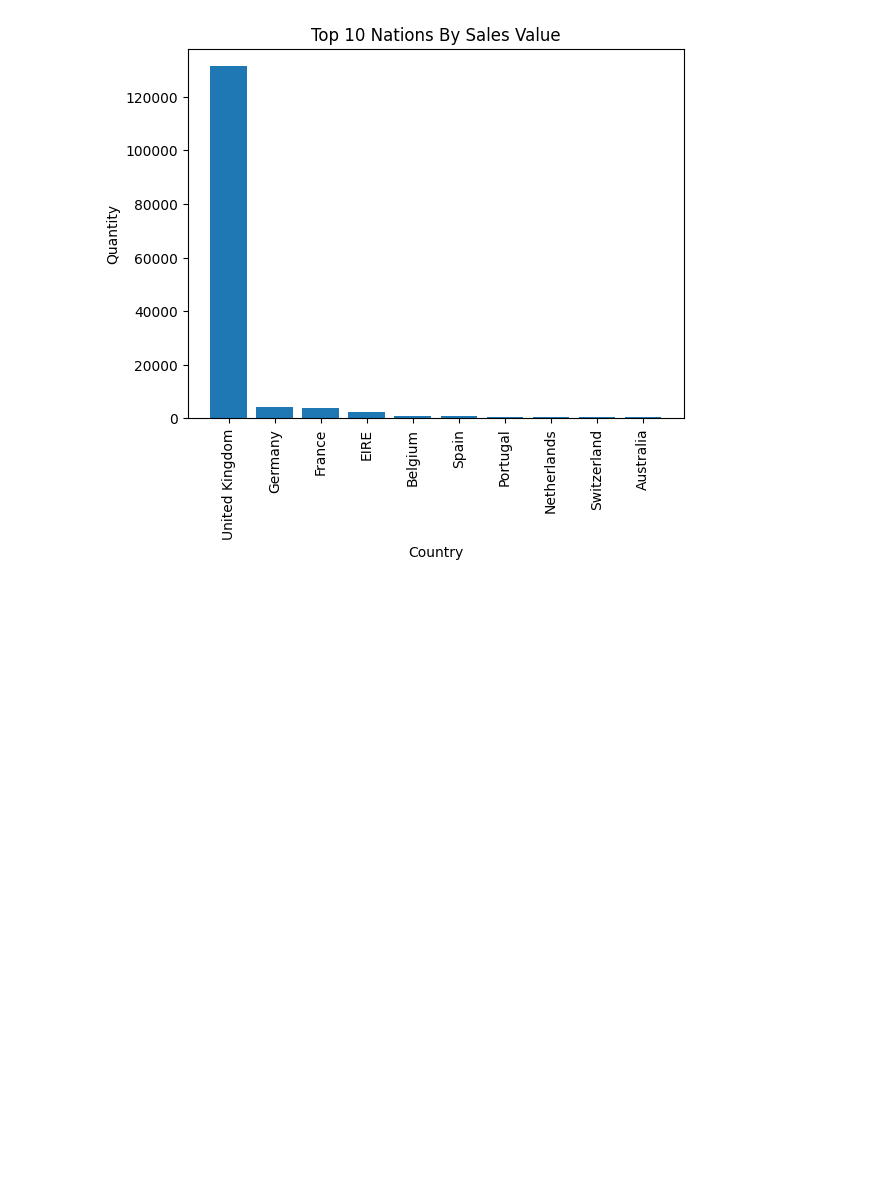
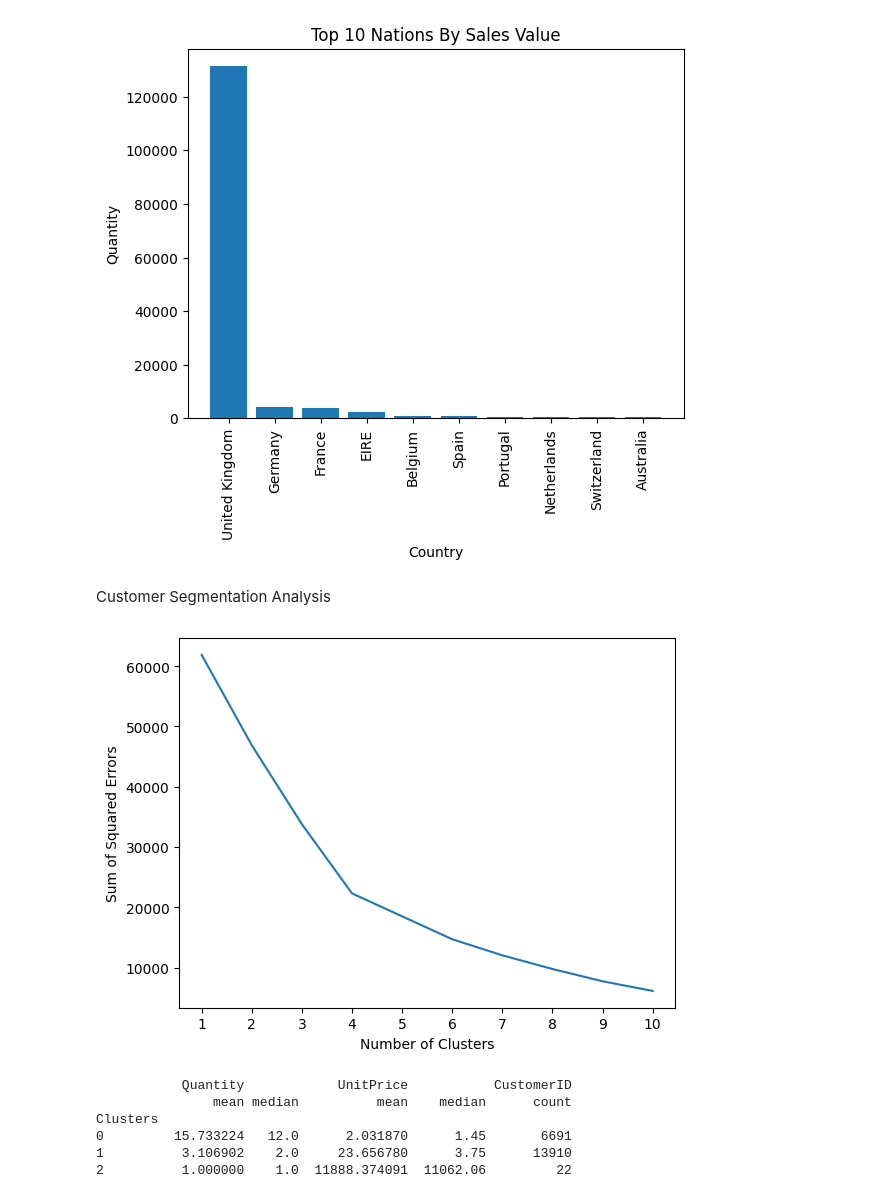
Before and after one commit to ArjunVylat/E-commerce-Purchase-Analysis, a Jupyter notebook: Customer Purchase Analysis for E-Commerce Website.ipynb, the cells around one changed output. Drawn from its saved outputs; the diff is of its cells as text; code cells hidden in the pictures; blank space fills up the shorter version.

```diff
--- a/Customer Purchase Analysis for E-Commerce Website.ipynb
+++ b/Customer Purchase Analysis for E-Commerce Website.ipynb
@@ -108,3 +108,43 @@ Switzerland          423
 Australia            394
 Name: Quantity, dtype: int64
 [figure]
+# %% [markdown]
+Customer Segmentation Analysis
+# %%
+from sklearn.preprocessing import StandardScaler
+
+x = data[['Quantity', 'UnitPrice', 'CustomerID']]
+scaler = StandardScaler()
+scaled_x = scaler.fit_transform(x)
+# %%
+from sklearn.cluster import KMeans
+
+sum_of_squared_errors = []
+
+for k in range(1, 11):
+    kmeans = KMeans(n_clusters = k, random_state = 42)
+    kmeans.fit(scaled_x)
+    sum_of_squared_errors.append(kmeans.inertia_)
+# %%
+plt.plot(range(1, 11), sum_of_squared_errors)
+plt.xticks(range(1, 11))
+plt.xlabel('Number of Clusters')
+plt.ylabel('Sum of Squared Errors')
+plt.show()
+# %% [output]
+[figure, added]
+# %%
+kmeans = KMeans(n_clusters = 3, random_state = 42)
+kmeans.fit(scaled_x)
+clusters = kmeans.predict(scaled_x)
+data['Clusters'] = clusters
+cluster_analysis = data.groupby('Clusters').agg({'Quantity' : ['mean', 'median'], 'UnitPrice' : ['mean', 'median'], 'CustomerID' : ['count']})
+
+print(cluster_analysis)
+# %% [output]
+           Quantity            UnitPrice           CustomerID
+               mean median          mean    median      count
+Clusters
+0         15.733224   12.0      2.031870      1.45       6691
+1          3.106902    2.0     23.656780      3.75      13910
+2          1.000000    1.0  11888.374091  11062.06         22
```
Also changed, not shown: parts of 3 cells of this notebook.
